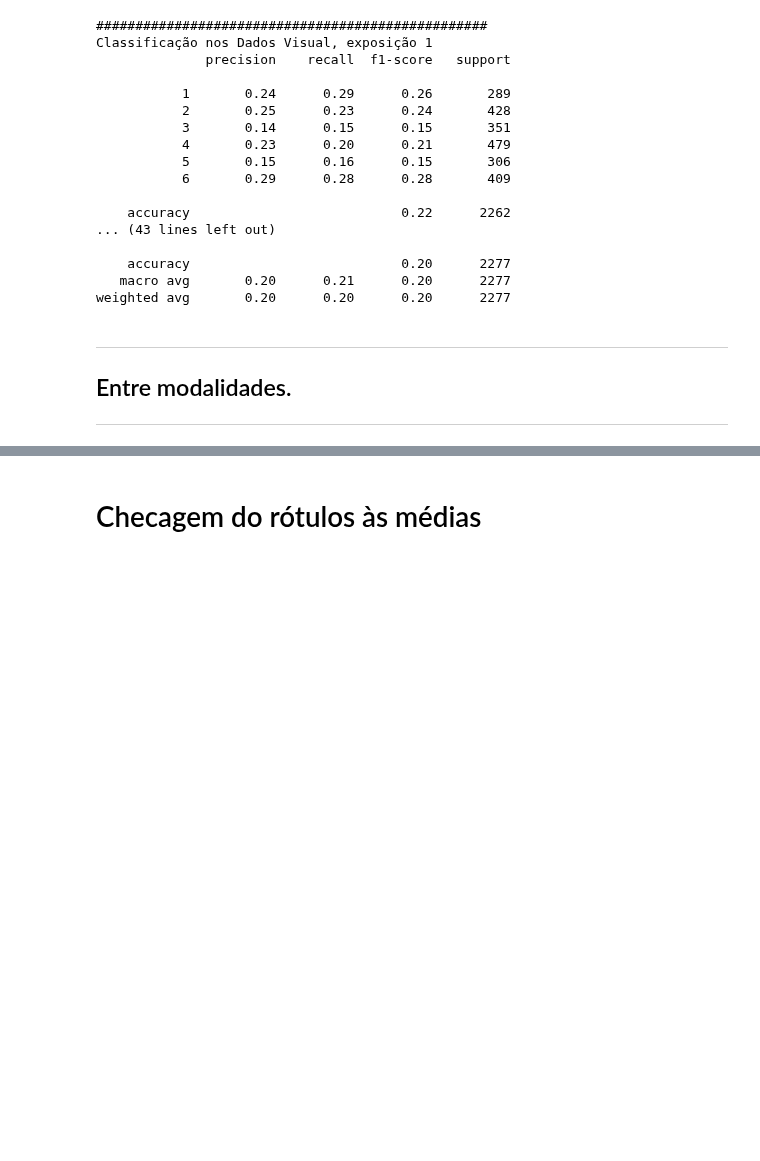
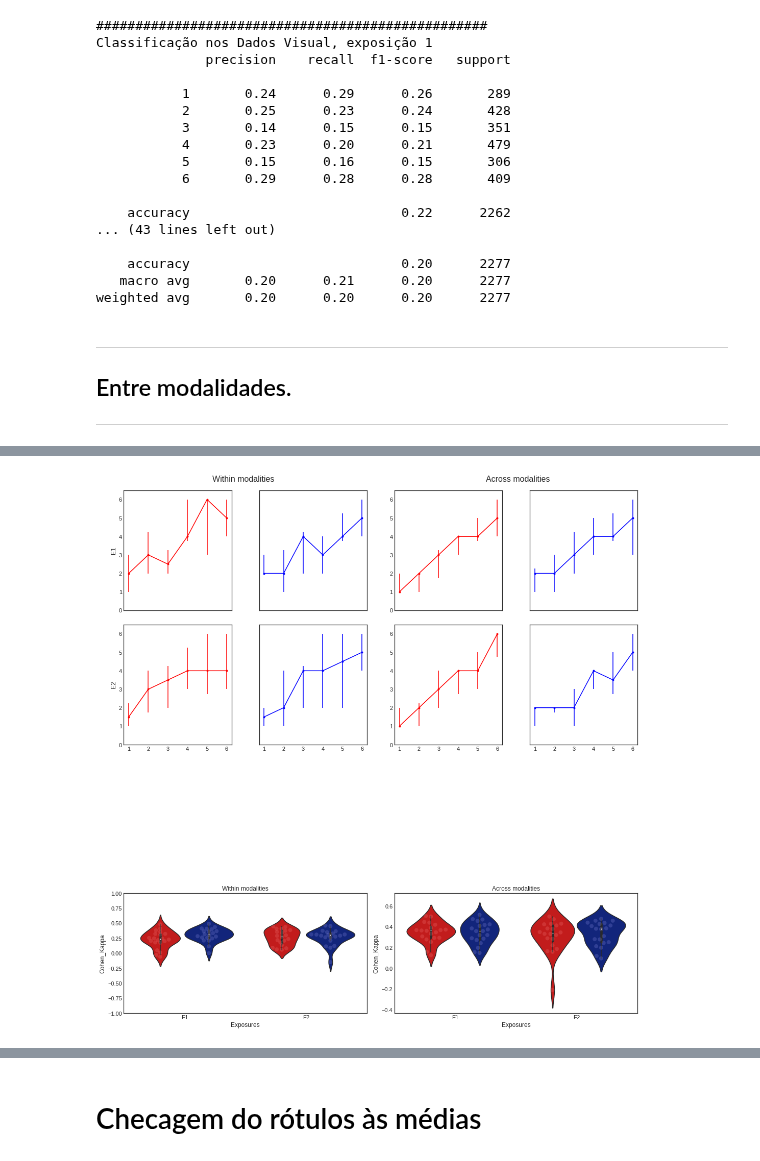
Before and after one commit to bruAristimunha/Across-Modalities, a Jupyter notebook: notebook/Original-Proposal.ipynb, the cells around one changed output, grey strips where cells are left out. Cells and saved outputs as stored; diff of their text form; code cells hidden in the pictures; blank space fills up the shorter version.

```diff
--- a/notebook/Original-Proposal.ipynb
+++ b/notebook/Original-Proposal.ipynb
@@ -381,4 +347,4 @@ merge_within, merge_within_mode = merge_export(resu_aud_1,
                                       resu_vis_2,
                                       "../data/processed/resu_fig5.csv")
 # %%
-ck_within, fig_within = cohen_kappa(merge_within, plot_option=True, title='Classification within modality')
+ck_within = cohen_kappa(merge_within, plot_option=False, title='')
@@ -417,19 +381,17 @@ weighted avg       0.20      0.20      0.20      2277
  ---------
 # %%
 prever_vis_1 = classification_across_modality(
-    df_aud_1_aver, df_vis_1_aver, inp='aud->vis', exp='E1')
+    df_aud_1_aver, df_vis_1_aver, inp='Visual', exp='E1')
 prever_aud_1 = classification_across_modality(
-    df_vis_1_aver, df_aud_1_aver, inp='vis->aud', exp='E1')
+    df_vis_1_aver, df_aud_1_aver, inp='Auditory', exp='E1')
 
 prever_vis_2 = classification_across_modality(
-    df_aud_2_aver, df_vis_2_aver, inp='aud->vis', exp='E2')
+    df_aud_2_aver, df_vis_2_aver, inp='Visual', exp='E2')
 prever_aud_2 = classification_across_modality(
-    df_vis_2_aver, df_aud_2_aver, inp='vis->aud', exp='E2')
+    df_vis_2_aver, df_aud_2_aver, inp='Auditory', exp='E2')
 # %%
 merge_across, merge_across_mode = merge_export(prever_aud_1, prever_aud_2,
                                                prever_vis_1, prever_vis_2,
                                                '../data/processed/resu_fig5b.csv')
 # %%
-ck_across, fig_across = cohen_kappa(merge_across,
-                                    plot_option=True,
-                                    title='Classification across modality')
+ck_across = cohen_kappa(merge_across, plot_option=False, title='')
@@ -543,0 +418,4 @@ plt.show()
+# %%
+make_figure(merge_across_mode, merge_within_mode, ck_across, ck_within)
+# %% [output]
+[figure, added]
```
Also changed, not shown: parts of 31 cells of this notebook.
